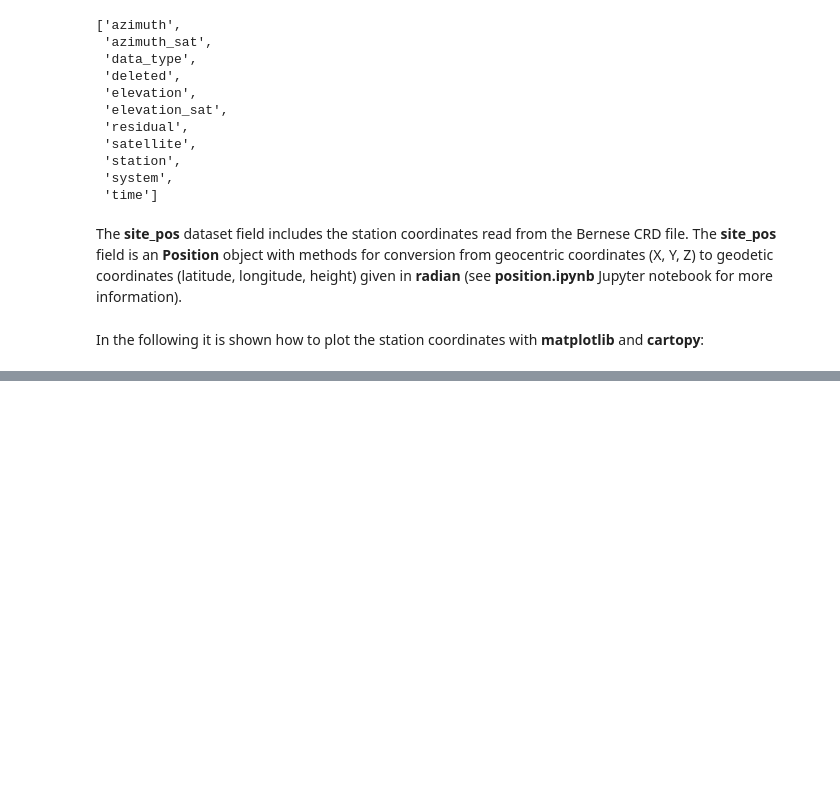
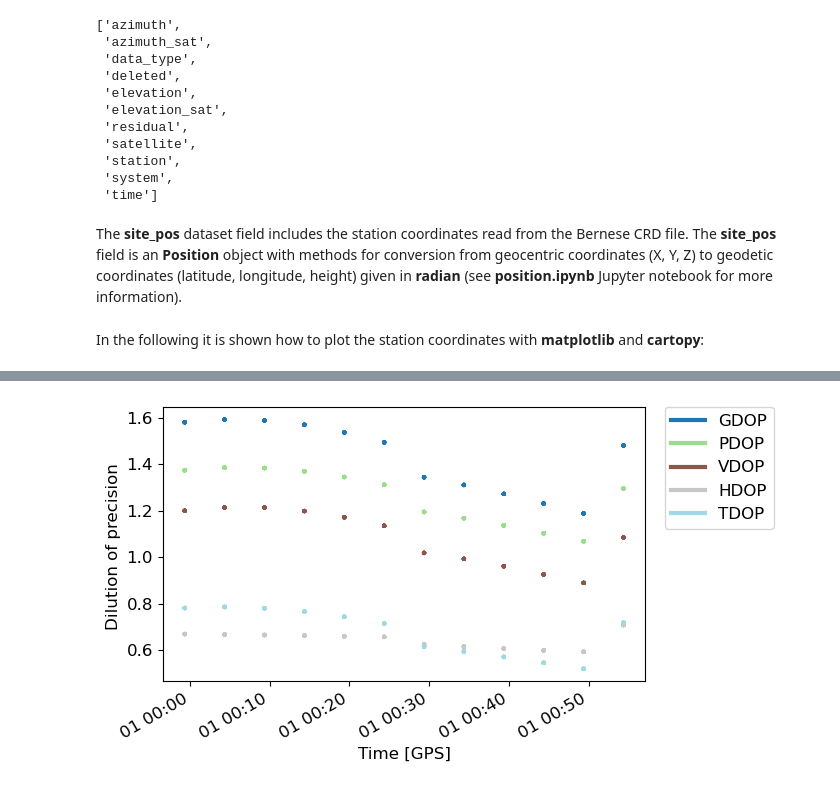
Before and after one commit to kartverket/midgard, a Jupyter notebook: notebooks/parsers/gipsyx.ipynb, the cells around one changed output, grey strips where cells are left out. Saved outputs shown, nothing was run; the diff lists cells and outputs as text; code cells hidden in the pictures; blank space fills up the shorter version.

```diff
--- a/notebooks/parsers/gipsyx.ipynb
+++ b/notebooks/parsers/gipsyx.ipynb
@@ -142,0 +152,72 @@ plt.plot(
+# %%
+# Third party imports
+import numpy as np
+
+# Import MatPlotExt class - a wrapper around matplotlib
+from midgard.plot.matplotext import MatPlotExt
+
+from midgard.gnss import compute_dops
+
+# Dataset can include other satellite related parameter information (e.g. from TDP file). Therefore NaN values has
+# to be removed.
+num_obs = dset.num_obs
+epochs = dset.time.gps.datetime
+
+# Initialize empty dilution of precision (DOP) arrays
+dops = {
+    "gdop": np.zeros((num_obs)),
+    "pdop": np.zeros((num_obs)),
+    "tdop": np.zeros((num_obs)),
+    "hdop": np.zeros((num_obs)),
+    "vdop": np.zeros((num_obs)),
+}
+
+# Determine DOP values
+for epoch in set(epochs):
+    idx = epoch == epochs
+    (
+        dops["gdop"][idx],
+        dops["pdop"][idx],
+        dops["tdop"][idx],
+        dops["hdop"][idx],
+        dops["vdop"][idx],
+    ) = compute_dops.compute_dops(np.deg2rad(dset.azimuth[idx]), np.deg2rad(dset.elevation[idx]))
+
+
+
+# Get instance of MatPlotExt class
+plt = MatPlotExt()
+
+# Generate x- and y-axis data per satellite
+x_arrays = []
+y_arrays = []
+labels = []
+for sat in sorted(dset.unique("satellite")):
+
+    if sat == "None":
+        continue
+
+    # Get only data for given satellite by using indices
+    idx = dset.filter(satellite=sat)
+
+    x_arrays.append(np.deg2rad(dset.azimuth[idx]))
+    y_arrays.append(90.0 - dset.elevation[idx])
+    labels.append(sat)
+
+# Plot DOPs
+plt = MatPlotExt()
+plt.plot(
+    x_arrays=[epochs, epochs, epochs, epochs, epochs],
+    y_arrays=[dops["gdop"], dops["pdop"], dops["vdop"], dops["hdop"], dops["tdop"]],
+    xlabel="Time [GPS]",
+    ylabel="Dilution of precision",
+    y_unit="",
+    labels=["GDOP", "PDOP", "VDOP", "HDOP", "TDOP"],
+    options={
+        "figsize": (7, 4),
+        "legend": True,
+        "plot_to": "console",
+    },
+)
+# %% [output]
+[figure, added]
```
Also changed, not shown: parts of 2 cells of this notebook, 5 other files.
